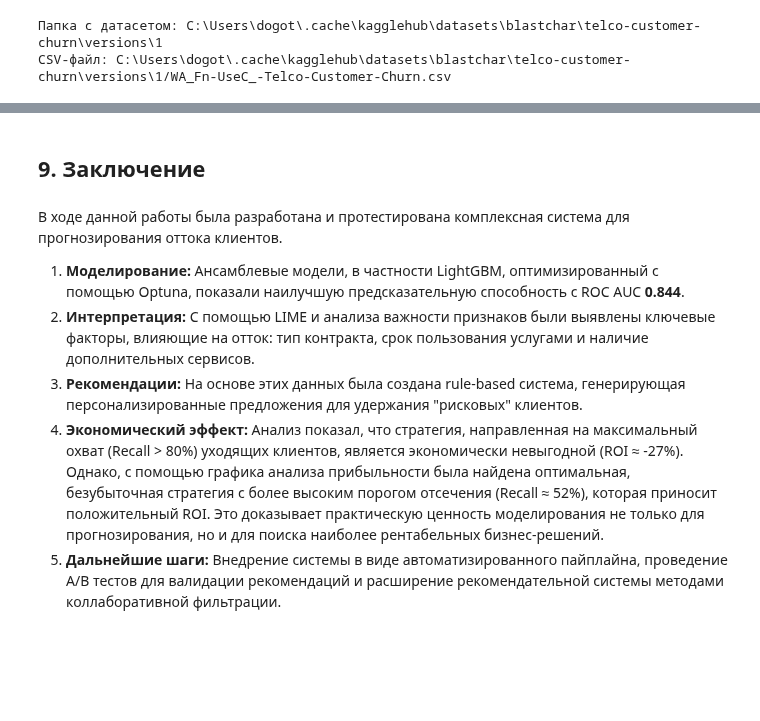
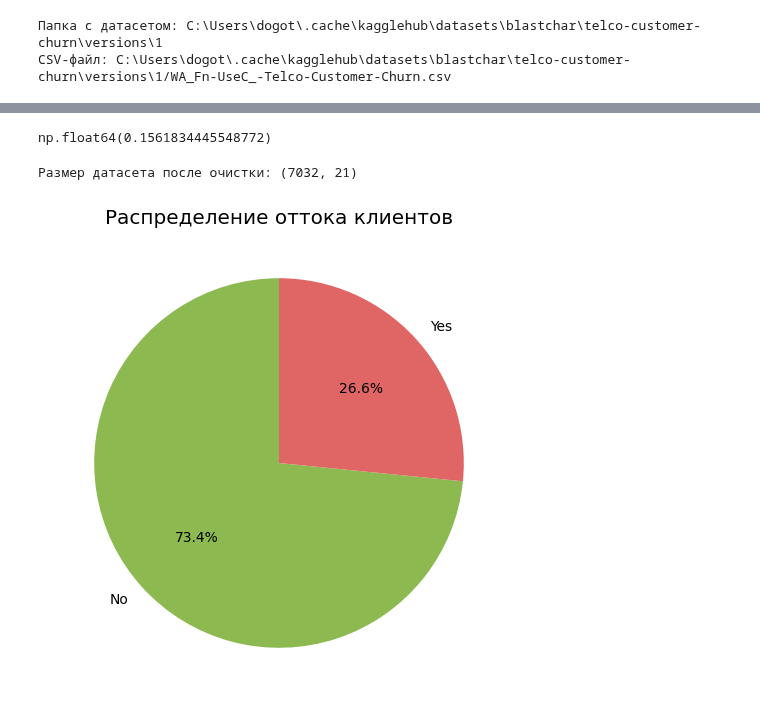
Before and after one commit to DgtrDN/diplom, a Jupyter notebook: diplom_telco_customer.ipynb, the cells around one changed output, grey strips where cells are left out. Drawn from its saved outputs; the diff is of its cells as text; code cells hidden in the pictures; blank space fills up the shorter version.

Commit message:
учел все комментарии и исправил ошибки, изменил структуру

```diff
--- a/diplom_telco_customer.ipynb
+++ b/diplom_telco_customer.ipynb
@@ -273,3 +108,0 @@ plt.show()
-# %%
-# Удаляю неинформативный столбец customerID.
-df.drop(['customerID'], axis=1, inplace=True)
@@ -306,10 +108,0 @@ df.head()
-# %%
-# Кодирование признаков
-# Сначала бинарные колонки через LabelEncoder
-for col in df.select_dtypes(include=['object']).columns:
-    if df[col].nunique() == 2:
-        df[col] = LabelEncoder().fit_transform(df[col])
-
-# Теперь категориальные колонки с несколькими значениями (включая TenureGroup) через get_dummies
-categorical_cols_multi = [col for col in df.select_dtypes(include=['object', 'category']).columns if df[col].nunique() > 2]
-df = pd.get_dummies(df, columns=categorical_cols_multi, drop_first=True)
@@ -1262,22 +108,0 @@ profit_df = calculate_profit_for_recall_levels(
-# %%
-# График
-plt.style.use('seaborn-v0_8-whitegrid')
-fig, ax = plt.subplots(figsize=(12, 7))
-
-ax.plot(profit_df['Recall'], profit_df['Net_Profit'], marker='o', linestyle='-', color='b', label='Чистая прибыль')
-ax.axhline(0, color='r', linestyle='--', label='Точка безубыточности (ROI=0)')
-max_profit_point = profit_df.loc[profit_df['Net_Profit'].idxmax()]
-ax.plot(max_profit_point['Recall'], max_profit_point['Net_Profit'], 'go', markersize=10, label=f"Макс. прибыль: ${max_profit_point['Net_Profit']:.0f}\\nпри Recall: {max_profit_point['Recall']:.1%}")
-
-ax.set_title('Зависимость прибыльности кампании от уровня Recall', fontsize=16, pad=20)
-ax.set_xlabel('Уровень охвата (Recall)', fontsize=12)
-ax.set_ylabel('Чистая экономическая выгода ($)', fontsize=12)
-
-ax.xaxis.set_major_formatter(mticker.PercentFormatter(xmax=1.0))
-ax.yaxis.set_major_formatter(mticker.StrMethodFormatter('${x:,.0f}'))
-
-ax.legend(loc='best')
-plt.tight_layout()
-
-plt.savefig('profitability_vs_recall.png', dpi=300)
-print("\\nГрафик сохранен в файл 'profitability_vs_recall.png'")
@@ -1287,9 +108,0 @@ print("\\nГрафик сохранен в файл 'profitability_vs_recall.png
-# %% [markdown]
-## 9. Заключение
-# %% [markdown]
- В ходе данной работы была разработана и протестирована комплексная система для прогнозирования оттока клиентов.
- 1.  **Моделирование:** Ансамблевые модели, в частности LightGBM, оптимизированный с помощью Optuna, показали наилучшую предсказательную способность с ROC AUC **0.844**.
- 2.  **Интерпретация:** С помощью LIME и анализа важности признаков были выявлены ключевые факторы, влияющие на отток: тип контракта, срок пользования услугами и наличие дополнительных сервисов.
- 3.  **Рекомендации:** На основе этих данных была создана rule-based система, генерирующая персонализированные предложения для удержания "рисковых" клиентов.
- 4.  **Экономический эффект:** Анализ показал, что стратегия, направленная на максимальный охват (Recall > 80%) уходящих клиентов, является экономически невыгодной (ROI ≈ -27%). Однако, с помощью графика анализа прибыльности была найдена оптимальная, безубыточная стратегия с более высоким порогом отсечения (Recall ≈ 52%), которая приносит положительный ROI. Это доказывает практическую ценность моделирования не только для прогнозирования, но и для поиска наиболее рентабельных бизнес-решений.
- 5. **Дальнейшие шаги:** Внедрение системы в виде автоматизированного пайплайна, проведение A/B тестов для валидации рекомендаций и расширение рекомендательной системы методами коллаборативной фильтрации.
@@ -1297,0 +109,24 @@ print("\\nГрафик сохранен в файл 'profitability_vs_recall.png
+# %%
+# Очистка данных: столбец TotalCharges имеет неверный тип object и содержит пропуски
+# Преобразую в числовой формат, заменяя ошибки на NaN
+df['TotalCharges'] = pd.to_numeric(df['TotalCharges'], errors='coerce')
+df['TotalCharges'].isna().sum()/df.shape[0] * 100 # Проверка количества пропусков
+# %% [output]
+np.float64(0.1561834445548772)
+# %%
+# Удаляю строки с пропусками (их всего 11, что составляет < 0.16 % данных)
+df.dropna(subset=['TotalCharges'], inplace=True)
+print(f"\nРазмер датасета после очистки: {df.shape}")
+# %% [output]
+Размер датасета после очистки: (7032, 21)
+# %%
+# Визуализация
+
+# 1. Распределение оттока (целевой переменной)
+plt.figure(figsize=(6, 6))
+churn_counts = df['Churn'].value_counts()
+plt.pie(churn_counts, labels=churn_counts.index, autopct='%1.1f%%', startangle=90, colors=['#8cba51', '#e06666'])
+plt.title('Распределение оттока клиентов')
+plt.show()
+# %% [output]
+[figure, added]
```
Also changed, not shown: parts of 160 cells of this notebook, 7 other files.
